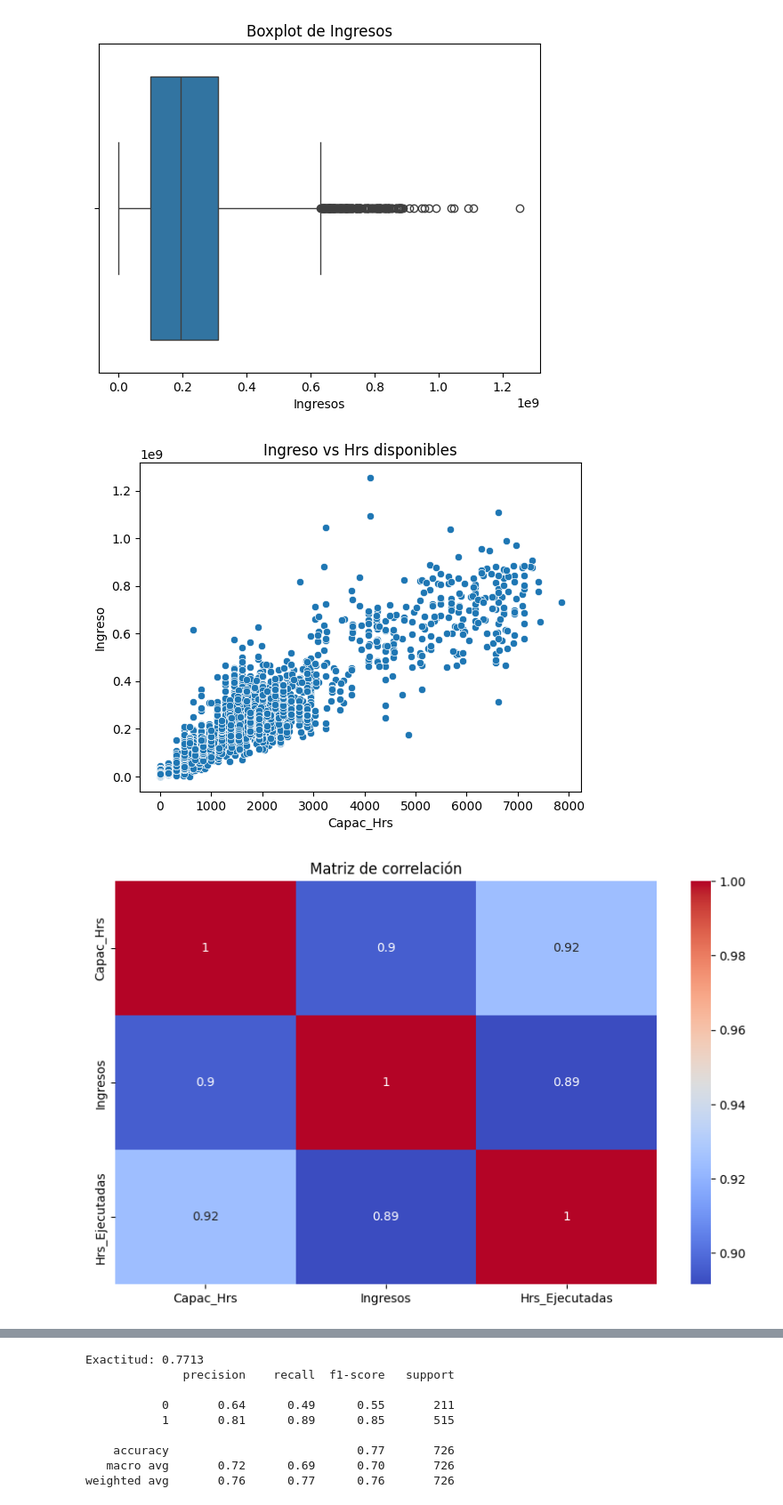
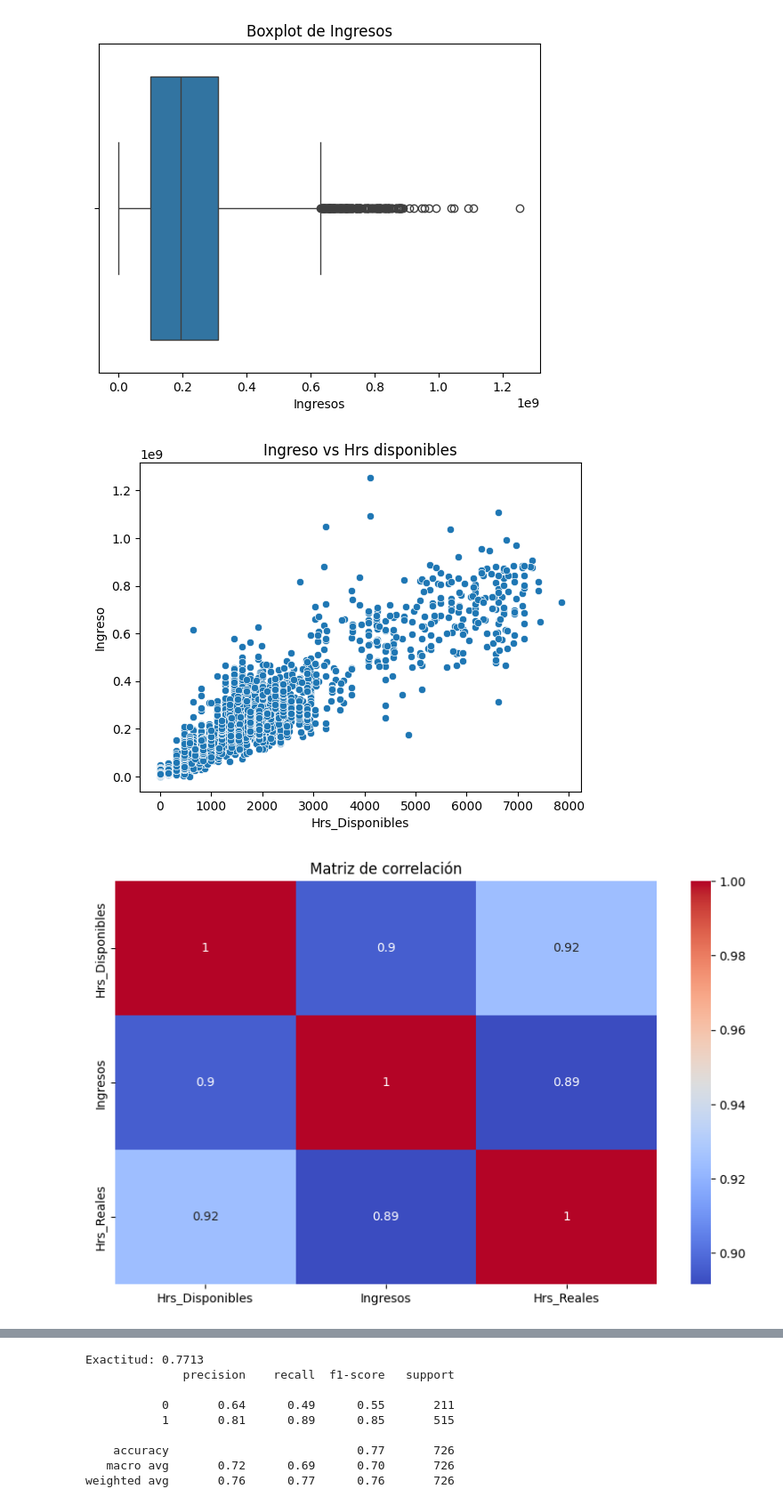
Before and after one commit to Anyeladr/taller, a Jupyter notebook: session-01/notebooks/Sesion 1.ipynb, the cells around one changed output, grey strips where cells are left out. Shown at 89% size. Saved outputs shown, nothing was run; the diff lists cells and outputs as text; code cells hidden in the pictures.

```diff
--- a/session-01/notebooks/Sesion 1.ipynb
+++ b/session-01/notebooks/Sesion 1.ipynb
@@ -221,20 +206,20 @@ plt.show()
 [figure]
 # %%
 # Dispersión entre Edad e Ingreso
-sns.scatterplot(x='Capac_Hrs', y='Ingresos', data=df)
+sns.scatterplot(x='Hrs_Disponibles', y='Ingresos', data=df)
 plt.title('Ingreso vs Hrs disponibles')
-plt.xlabel('Capac_Hrs')
+plt.xlabel('Hrs_Disponibles')
 plt.ylabel('Ingreso')
 plt.show()
 # %% [output]
-[figure, old version]
+[figure, new version]
 # %%
 # Mapa de calor de correlaciones numéricas
 plt.figure(figsize=(10, 6))
-sns.heatmap(df[['Capac_Hrs', 'Ingresos', 'Hrs_Ejecutadas']].corr(), annot=True, cmap='coolwarm')
+sns.heatmap(df[['Hrs_Disponibles', 'Ingresos', 'Hrs_Reales']].corr(), annot=True, cmap='coolwarm')
 plt.title('Matriz de correlación')
 plt.show()
 # %% [output]
-[figure, old version]
+[figure, new version]
 # %%
 # Boxplot conjunto
```
Also changed, not shown: parts of 15 cells of this notebook.
